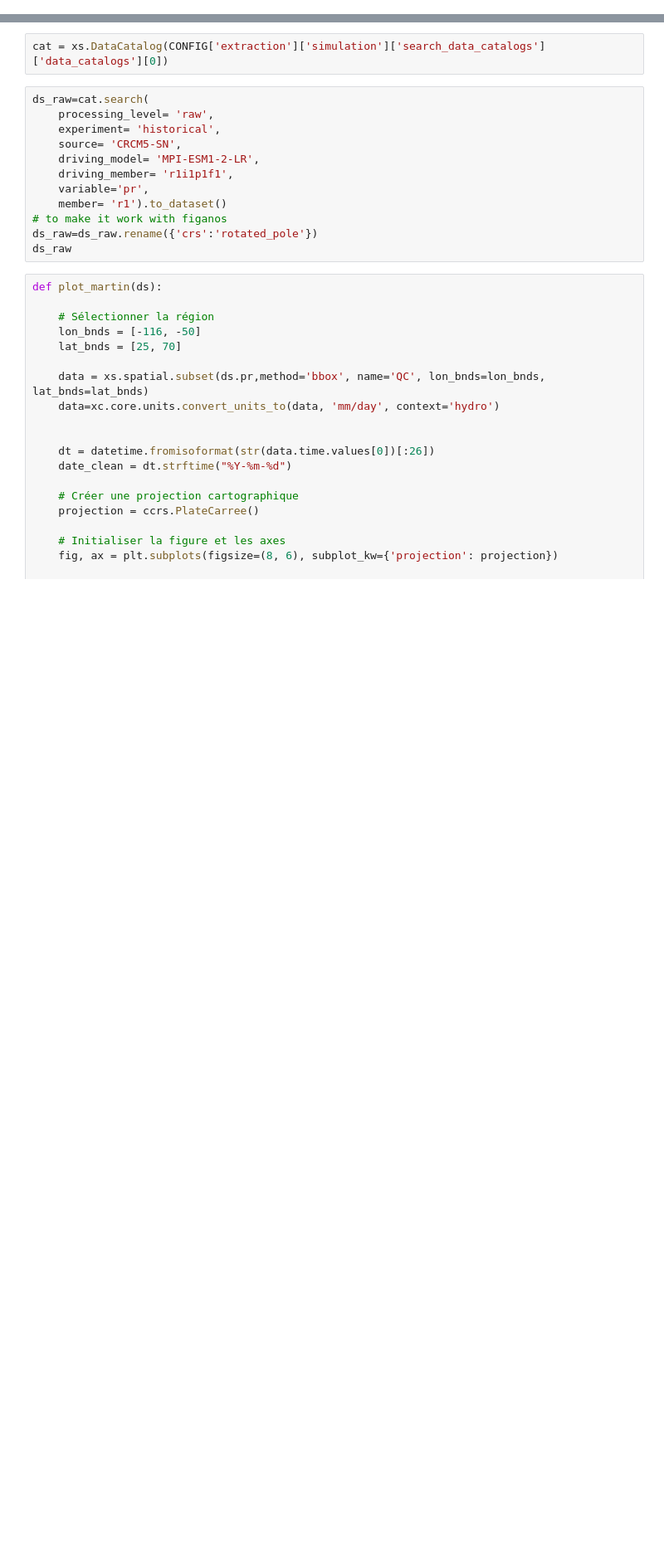
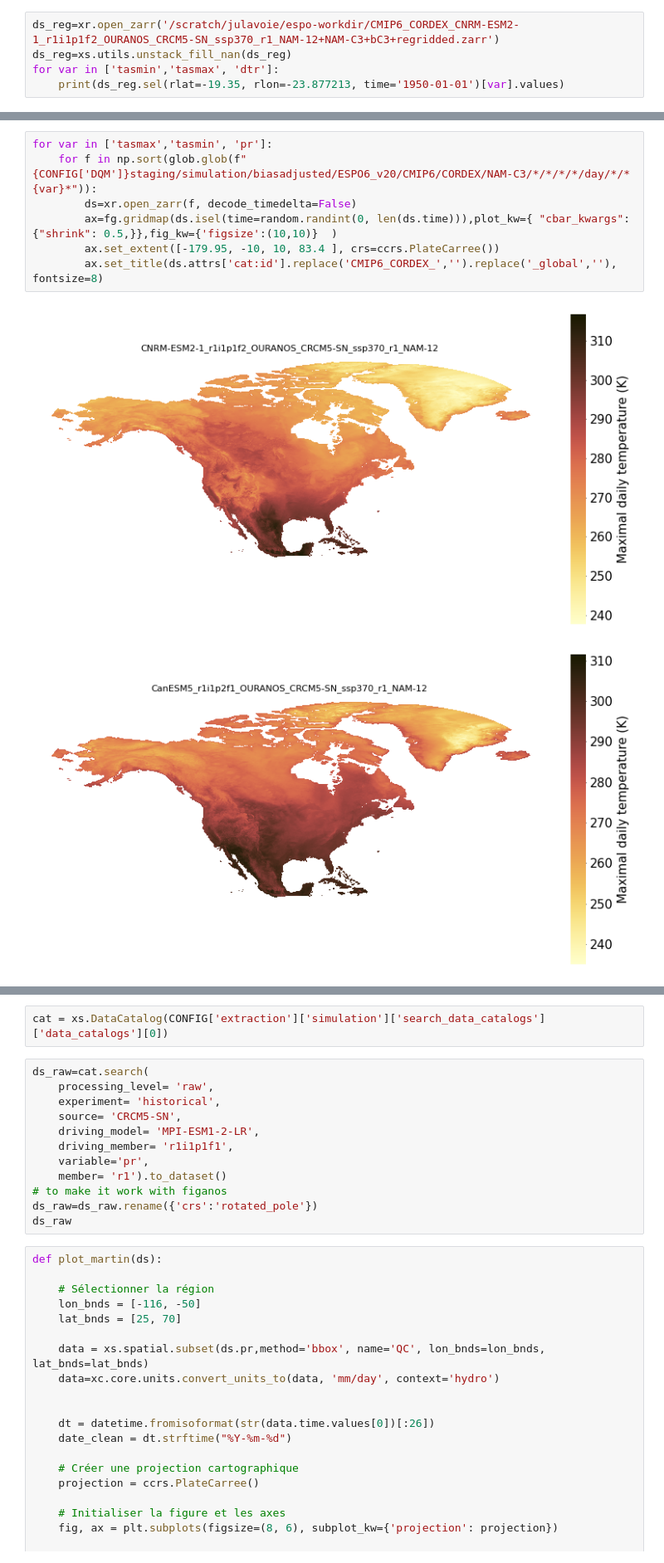
Before and after one commit to Ouranosinc/ESPO-G, a Jupyter notebook: notebooks/ESPO-R.ipynb, the cells around one changed output, grey strips where cells are left out. Shown at 83% size. Drawn from its saved outputs; the diff is of its cells as text; blank space fills up the shorter version.

```diff
--- a/notebooks/ESPO-R.ipynb
+++ b/notebooks/ESPO-R.ipynb
@@ -12,0 +126,5 @@ xs.load_config("../config/config_general.yml", "../config/config_region.yml", ".
+# %%
+ds_reg=xr.open_zarr('/scratch/julavoie/espo-workdir/CMIP6_CORDEX_CNRM-ESM2-1_r1i1p1f2_OURANOS_CRCM5-SN_ssp370_r1_NAM-12+NAM-C3+bC3+regridded.zarr')
+ds_reg=xs.utils.unstack_fill_nan(ds_reg)
+for var in ['tasmin','tasmax', 'dtr']:
+    print(ds_reg.sel(rlat=-19.35, rlon=-23.877213, time='1950-01-01')[var].values)
@@ -12,0 +177,10 @@ xs.load_config("../config/config_general.yml", "../config/config_region.yml", ".
+# %%
+for var in ['tasmax','tasmin', 'pr']:
+    for f in np.sort(glob.glob(f"{CONFIG['DQM']}staging/simulation/biasadjusted/ESPO6_v20/CMIP6/CORDEX/NAM-C3/*/*/*/*/day/*/*{var}*")):
+        ds=xr.open_zarr(f, decode_timedelta=False)
+        ax=fg.gridmap(ds.isel(time=random.randint(0, len(ds.time))),plot_kw={ "cbar_kwargs": {"shrink": 0.5,}},fig_kw={'figsize':(10,10)}  )
+        ax.set_extent([-179.95, -10, 10, 83.4 ], crs=ccrs.PlateCarree())
+        ax.set_title(ds.attrs['cat:id'].replace('CMIP6_CORDEX_','').replace('_global',''), fontsize=8)
+# %% [output]
+[figure, added]
+[figure, added]
```
Also changed, not shown: parts of 21 cells of this notebook, 8 other files.
